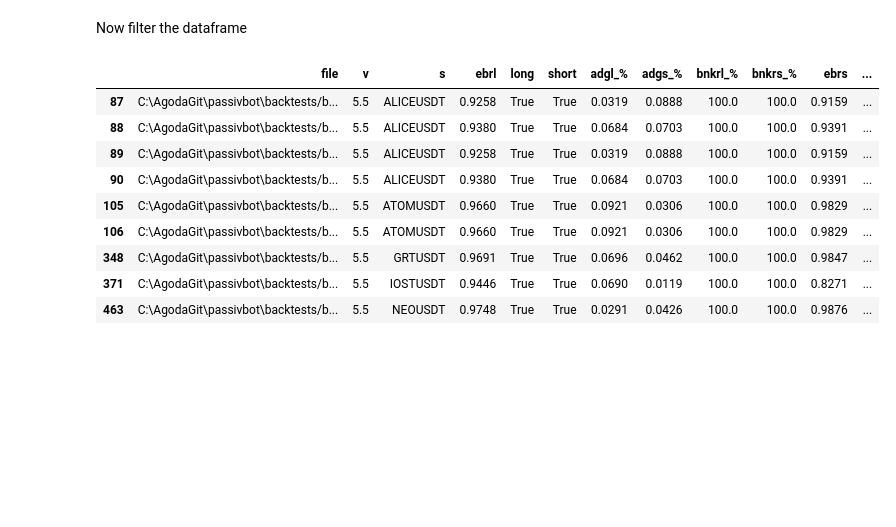
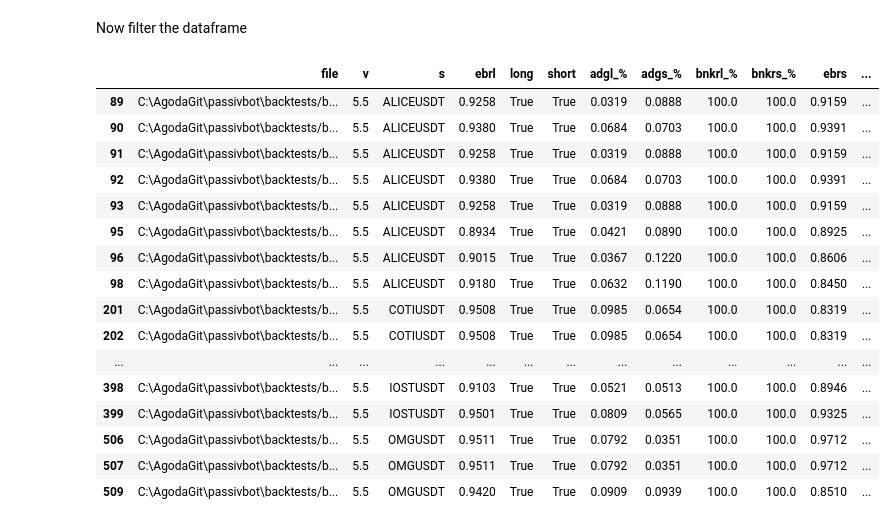
Before and after one commit to shroukkhan/passivbot, a Jupyter notebook: analyze_result.ipynb, the cells around one changed output. Drawn from its saved outputs; the diff is of its cells as text; code cells hidden in the pictures; blank space fills up the shorter version.

```diff
--- a/analyze_result.ipynb
+++ b/analyze_result.ipynb
@@ -84,44 +81,51 @@ allowed_symbols = ["ETHUSDT", "XRPUSDT", "1000SHIBUSDT", "DOGEUSDT", "ADAUSDT",
                    "ONEUSDT", "OMGUSDT", "XLMUSDT", "RUNEUSDT", "ENJUSDT",
                    "CELRUSDT", "SXPUSDT", "1INCHUSDT", "SRMUSDT", "COTIUSDT",
                    "ZECUSDT", "QTUMUSDT", "GRTUSDT", "DENTUSDT", "SFPUSDT",
                    "STORJUSDT", "IOTAUSDT", "HOTUSDT", "NEOUSDT", "COMPUSDT",
                    "LINAUSDT", "KAVAUSDT", "BATUSDT", "WAVESUSDT", "IOSTUSDT",
                    "ALPHAUSDT", "RLCUSDT", "HBARUSDT", "DODOUSDT", "XMRUSDT",
                    "SNXUSDT", "ANKRUSDT", "DASHUSDT", "REEFUSDT", "ZENUSDT",
                    "CVCUSDT", "RENUSDT", "ICXUSDT", "RSRUSDT", "SKLUSDT",
                    "NKNUSDT", "BELUSDT", "ONTUSDT", "OGNUSDT", "BLZUSDT",
                    "MTLUSDT", "CTKUSDT", "RVNUSDT", "LITUSDT", "MKRUSDT",
                    "OCEANUSDT", "ZILUSDT", "UNFIUSDT", "BANDUSDT", "YFIIUSDT",
                    "TOMOUSDT", "TRBUSDT", "KNCUSDT", "STMXUSDT", "ZRXUSDT",
                    "SCUSDT", "AKROUSDT", "XEMUSDT", "FLMUSDT", "BALUSDT",
                    "BTSUSDT", "DGBUSDT", "DEFIUSDT"]
 
-allowed_symbols = ["NEOUSDT", "ATOMUSDT", "IOSTUSDT","GRTUSDT","ALICEUSDT"]
+allowed_symbols = ["OMGUSDT", "COTIUSDT", "ALICEUSDT","IOSTUSDT","ETCUSDT","GRTUSDT"]
 big_data['adgt_%'] = big_data['adgl_%']+big_data['adgs_%']
 df = big_data[(big_data.s.isin(allowed_symbols))
               & (big_data['long'] == True)
               & (big_data['short'] == True)
-              #& (big_data['adgt_%'] > 0.1 )
+              & (big_data['adgt_%'] > 0.1 )
               & (big_data['bnkrl_%'] > 95.0)
               & (big_data['bnkrs_%'] > 95.0)
               & (big_data['v'] == '5.5')
 
     # & (big_data['tg_%'] > 10)
     # & (big_data['ebr'] > .85)
               ]
 #df['total_adg'] = big_data['adgl_%'] + big_data['adgs_%']
 df
 # %% [output]
 |  | file | v | s | ebrl | long | short | adgl_% | adgs_% | bnkrl_% | bnkrs_% | ebrs | ... |
-| 87 | C:\AgodaGit\passivbot\backtests/b... | 5.5 | ALICEUSDT | 0.9258 | True | True | 0.0319 | 0.0888 | 100.0 | 100.0 | 0.9159 | ... |
-| 88 | C:\AgodaGit\passivbot\backtests/b... | 5.5 | ALICEUSDT | 0.9380 | True | True | 0.0684 | 0.0703 | 100.0 | 100.0 | 0.9391 | ... |
 | 89 | C:\AgodaGit\passivbot\backtests/b... | 5.5 | ALICEUSDT | 0.9258 | True | True | 0.0319 | 0.0888 | 100.0 | 100.0 | 0.9159 | ... |
 | 90 | C:\AgodaGit\passivbot\backtests/b... | 5.5 | ALICEUSDT | 0.9380 | True | True | 0.0684 | 0.0703 | 100.0 | 100.0 | 0.9391 | ... |
-| 105 | C:\AgodaGit\passivbot\backtests/b... | 5.5 | ATOMUSDT | 0.9660 | True | True | 0.0921 | 0.0306 | 100.0 | 100.0 | 0.9829 | ... |
-| 106 | C:\AgodaGit\passivbot\backtests/b... | 5.5 | ATOMUSDT | 0.9660 | True | True | 0.0921 | 0.0306 | 100.0 | 100.0 | 0.9829 | ... |
-| 348 | C:\AgodaGit\passivbot\backtests/b... | 5.5 | GRTUSDT | 0.9691 | True | True | 0.0696 | 0.0462 | 100.0 | 100.0 | 0.9847 | ... |
-| 371 | C:\AgodaGit\passivbot\backtests/b... | 5.5 | IOSTUSDT | 0.9446 | True | True | 0.0690 | 0.0119 | 100.0 | 100.0 | 0.8271 | ... |
-| 463 | C:\AgodaGit\passivbot\backtests/b... | 5.5 | NEOUSDT | 0.9748 | True | True | 0.0291 | 0.0426 | 100.0 | 100.0 | 0.9876 | ... |
+| 91 | C:\AgodaGit\passivbot\backtests/b... | 5.5 | ALICEUSDT | 0.9258 | True | True | 0.0319 | 0.0888 | 100.0 | 100.0 | 0.9159 | ... |
+| 92 | C:\AgodaGit\passivbot\backtests/b... | 5.5 | ALICEUSDT | 0.9380 | True | True | 0.0684 | 0.0703 | 100.0 | 100.0 | 0.9391 | ... |
+| 93 | C:\AgodaGit\passivbot\backtests/b... | 5.5 | ALICEUSDT | 0.9258 | True | True | 0.0319 | 0.0888 | 100.0 | 100.0 | 0.9159 | ... |
+| 95 | C:\AgodaGit\passivbot\backtests/b... | 5.5 | ALICEUSDT | 0.8934 | True | True | 0.0421 | 0.0890 | 100.0 | 100.0 | 0.8925 | ... |
+| 96 | C:\AgodaGit\passivbot\backtests/b... | 5.5 | ALICEUSDT | 0.9015 | True | True | 0.0367 | 0.1220 | 100.0 | 100.0 | 0.8606 | ... |
+| 98 | C:\AgodaGit\passivbot\backtests/b... | 5.5 | ALICEUSDT | 0.9180 | True | True | 0.0632 | 0.1190 | 100.0 | 100.0 | 0.8450 | ... |
+| 201 | C:\AgodaGit\passivbot\backtests/b... | 5.5 | COTIUSDT | 0.9508 | True | True | 0.0985 | 0.0654 | 100.0 | 100.0 | 0.8319 | ... |
+| 202 | C:\AgodaGit\passivbot\backtests/b... | 5.5 | COTIUSDT | 0.9508 | True | True | 0.0985 | 0.0654 | 100.0 | 100.0 | 0.8319 | ... |
+| ... | ... | ... | ... | ... | ... | ... | ... | ... | ... | ... | ... | ... |
+| 398 | C:\AgodaGit\passivbot\backtests/b... | 5.5 | IOSTUSDT | 0.9103 | True | True | 0.0521 | 0.0513 | 100.0 | 100.0 | 0.8946 | ... |
+| 399 | C:\AgodaGit\passivbot\backtests/b... | 5.5 | IOSTUSDT | 0.9501 | True | True | 0.0809 | 0.0565 | 100.0 | 100.0 | 0.9325 | ... |
+| 506 | C:\AgodaGit\passivbot\backtests/b... | 5.5 | OMGUSDT | 0.9511 | True | True | 0.0792 | 0.0351 | 100.0 | 100.0 | 0.9712 | ... |
+| 507 | C:\AgodaGit\passivbot\backtests/b... | 5.5 | OMGUSDT | 0.9511 | True | True | 0.0792 | 0.0351 | 100.0 | 100.0 | 0.9712 | ... |
+| 509 | C:\AgodaGit\passivbot\backtests/b... | 5.5 | OMGUSDT | 0.9420 | True | True | 0.0909 | 0.0939 | 100.0 | 100.0 | 0.8510 | ... |
 # %%
 df.drop_duplicates(subset=['s', 'tgl_%','tgs_%','adgl_%','adgs_%','adgt_%', 'bnkrl_%', 'bnkrs_%', 'ebrl', 'ebrs', 'long', 'short'], keep='first',
                    inplace=True)
```
Also changed, not shown: parts of 3 cells of this notebook, 12 other files.
